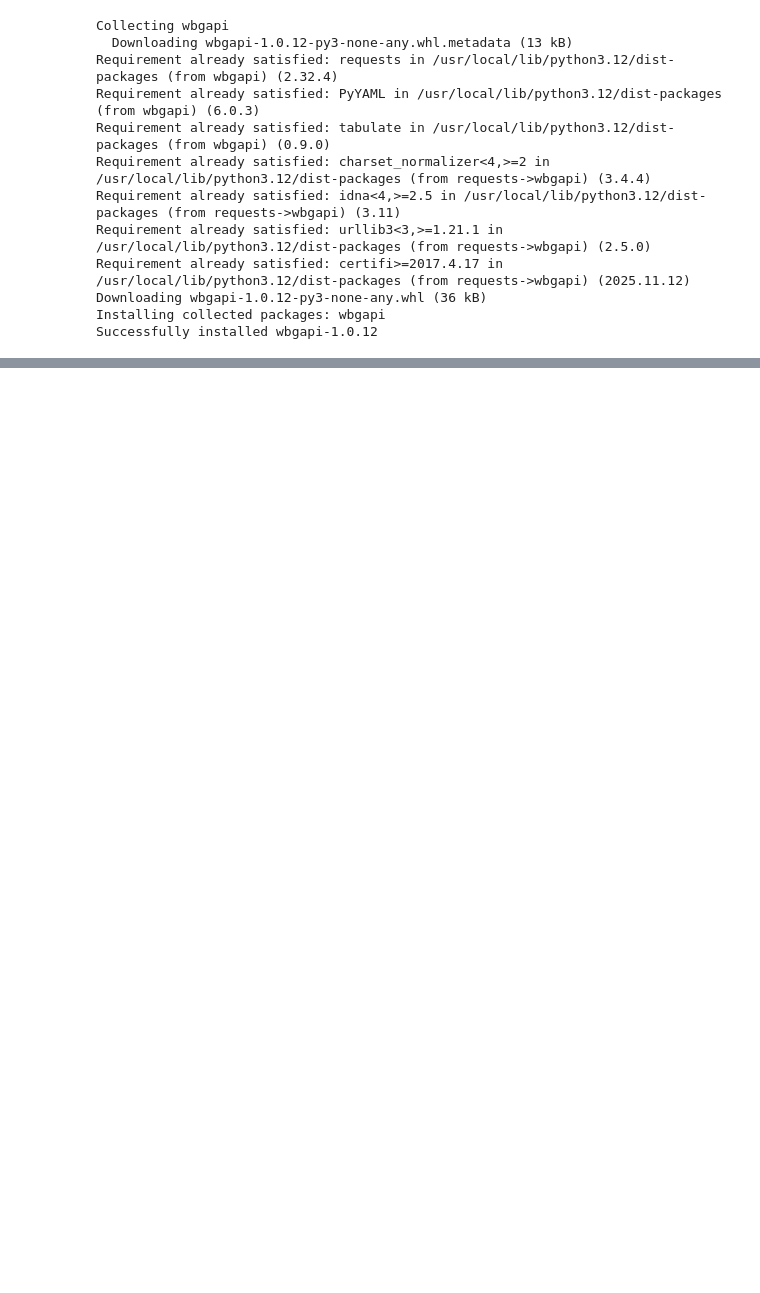
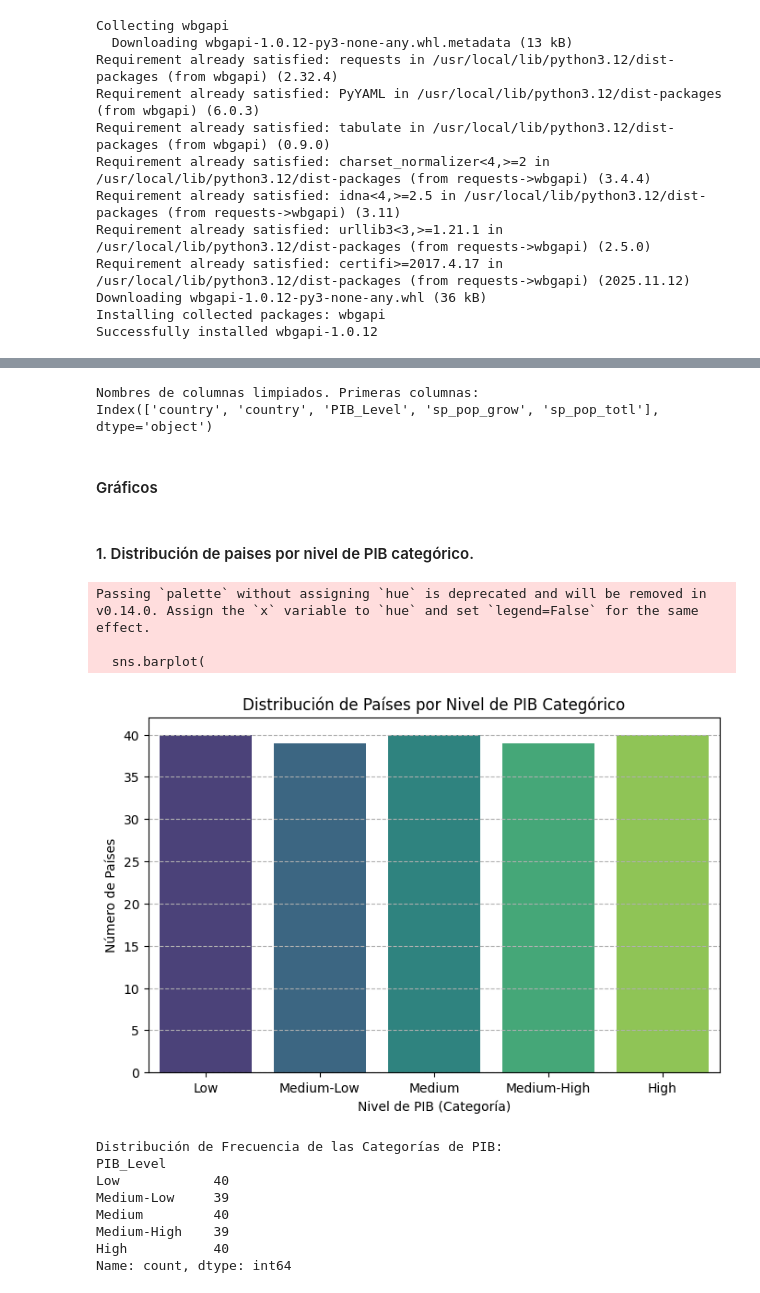
Before and after one commit to lucasherrera-wq/Portafolio, a Jupyter notebook: Examen.ipynb, the cells around one changed output, grey strips where cells are left out. Saved outputs shown, nothing was run; the diff lists cells and outputs as text; code cells hidden in the pictures; blank space fills up the shorter version.

```diff
--- a/Examen.ipynb
+++ b/Examen.ipynb
@@ -184,0 +302,63 @@ fig.show()
+# %%
+# Lista de columnas a mantener sin cambios (categoricas)
+
+cols_a_mantener = ['country', 'year', 'PIB_Level']
+
+# Primero, creamos un diccionario de renombrado, para despues convertir el nombre
+# en minúscula y reemplazar puntos por guinos bajo (o eliminando puntos),
+# adicionalmente acortamos nombres muy larg
+
+nuevos_nombres = {}
+
+for col in df_wb_limpio.columns:
+    if col not in cols_a_mantener:
+        nuevo_nombre = col.lower()
+        nuevo_nombre = nuevo_nombre.replace('.', '_')
+        nuevos_nombres[col] = nuevo_nombre
+
+# Por último, aplicamos el renombrado
+
+df_wb_limpio = df_wb_limpio.rename(columns=nuevos_nombres)
+
+print("Nombres de columnas limpiados. Primeras columnas:")
+print(df_wb_limpio.columns[:5])
+# %% [output]
+Nombres de columnas limpiados. Primeras columnas:
+Index(['country', 'country', 'PIB_Level', 'sp_pop_grow', 'sp_pop_totl'], dtype='object')
+# %% [markdown]
+#### Gráficos
+# %% [markdown]
+#### 1. Distribución de paises por nivel de PIB categórico.
+# %%
+import seaborn as sns
+import matplotlib.pyplot as plt
+
+conteo_pib = df_wb_limpio['PIB_Level'].value_counts().sort_index()
+
+plt.figure(figsize=(8, 5))
+sns.barplot(
+    x=conteo_pib.index,
+    y=conteo_pib.values,
+    palette='viridis'
+)
+plt.title('Distribución de Países por Nivel de PIB Categórico')
+plt.xlabel('Nivel de PIB (Categoría)')
+plt.ylabel('Número de Países')
+plt.grid(axis='y', linestyle='--')
+plt.show()
+
+print("Distribución de Frecuencia de las Categorías de PIB:")
+print(conteo_pib)
+# %% [output]
+Passing `palette` without assigning `hue` is deprecated and will be removed in v0.14.0. Assign the `x` variable to `hue` and set `legend=False` for the same effect.
+
+  sns.barplot(
+[figure, added]
+Distribución de Frecuencia de las Categorías de PIB:
+PIB_Level
+Low            40
+Medium-Low     39
+Medium         40
+Medium-High    39
+High           40
+Name: count, dtype: int64
```
Also changed, not shown: parts of 28 cells of this notebook.
